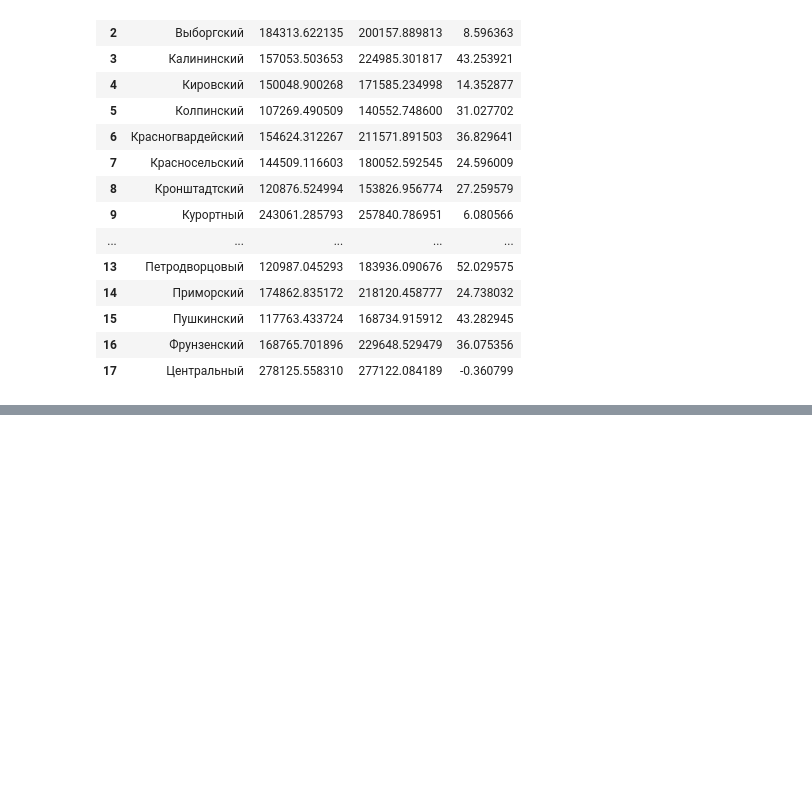
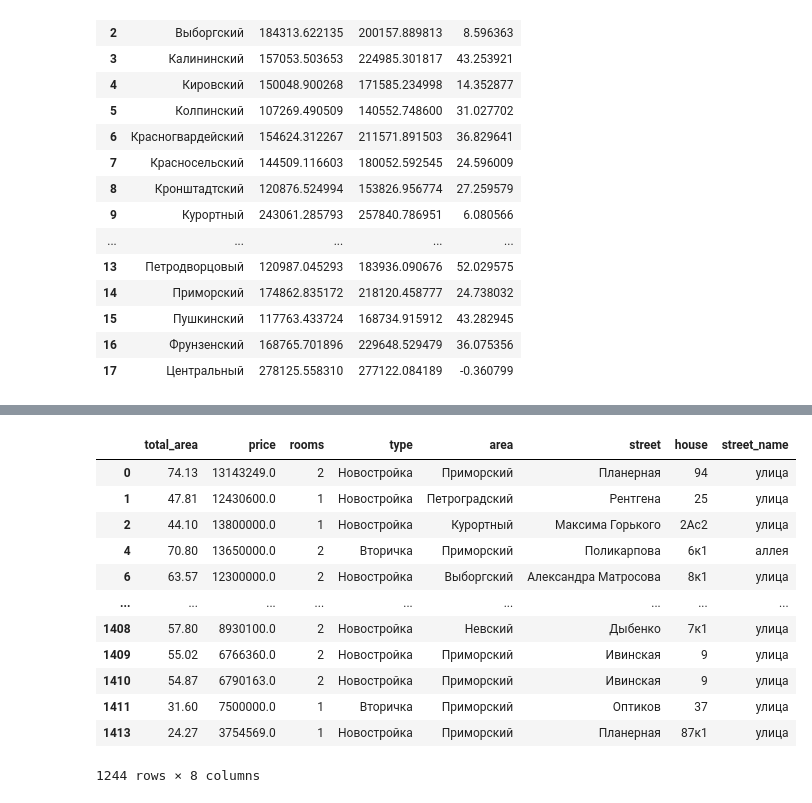
Before and after one commit to zoubrator/RealEstateSpb, a Jupyter notebook: buy_a_dream_apartment.ipynb, the cells around one changed output, grey strips where cells are left out. Drawn from its saved outputs; the diff is of its cells as text; code cells hidden in the pictures; blank space fills up the shorter version.

```diff
--- a/buy_a_dream_apartment.ipynb
+++ b/buy_a_dream_apartment.ipynb
@@ -874,11 +857,0 @@ flats_old
-# %%
-def addr_old(row):
-    d ={'ул.':'улица',
-        'аллея':'аллея',
-        'просп.':'проспект',
-        'наб.':'набережная',
-        'линия':'линия',
-        'пер.':'переулок',
-        'дор.':'дорога',
-        'ш.':'шоссе',
-        'бул.':'бульвар'}
@@ -888,0 +869,4 @@ KeyError: False
+# %%
+import pandas as pd
+flats_old = pd.read_csv('data/clean_data_from_cian_2021.csv',sep=';')
+flats_new = pd.read_csv('data/clean_data_from_metr2_2023.csv', sep=';')
@@ -888,0 +878,46 @@ KeyError: False
+# %%
+# причешем старый датасет
+def addr_old(row):
+    names = [('ул.', 'улица'),
+             ('аллея','аллея'),
+             ('просп.','проспект'),
+             ('наб.','набережная'),
+             ('линия','линия'),
+             ('пер.','переулок'),
+             ('дор.','дорога'),
+             ('ш.','шоссе'),
+             ('бул.','бульвар'),
+             ('проезд', 'проезд'),
+             ('пл.', 'площадь')]
+    if row['street'].find(',') >= 0:
+        row['house'] = row['street'][row['street'].rindex(',') + 2:].strip()
+        row['street'] = row['street'][:row['street'].rindex(',')]
+        if row['street'].find(',') >=0 :
+            row['street'] = row['street'][row['street'].rindex(',') + 2:]
+    for name in names:
+        if row['street'].find(name[0]) >= 0:
+            row['street_name'] = name[1]
+            row['street'] = row['street'].replace(name[0], '').strip()
+            break
+    row['area'] = row['area'].replace('р-н ','').strip()
+    return row
+flats_old['house'] = ''
+flats_old['street_name'] = ''
+flats_old['street'] = flats_old['street'].astype(str)
+flats_old = flats_old.apply(addr_old, axis=1)
+flats_old = flats_old[(flats_old['street_name'] != '') & (flats_old['house'] != '')]
+flats_old
+# %% [output]
+|  | total_area | price | rooms | type | area | street | house | street_name |
+| 0 | 74.13 | 13143249.0 | 2 | Новостройка | Приморский | Планерная | 94 | улица |
+| 1 | 47.81 | 12430600.0 | 1 | Новостройка | Петроградский | Рентгена | 25 | улица |
+| 2 | 44.10 | 13800000.0 | 1 | Новостройка | Курортный | Максима Горького | 2Ас2 | улица |
+| 4 | 70.80 | 13650000.0 | 2 | Вторичка | Приморский | Поликарпова | 6к1 | аллея |
+| 6 | 63.57 | 12300000.0 | 2 | Новостройка | Выборгский | Александра Матросова | 8к1 | улица |
+| ... | ... | ... | ... | ... | ... | ... | ... | ... |
+| 1408 | 57.80 | 8930100.0 | 2 | Новостройка | Невский | Дыбенко | 7к1 | улица |
+| 1409 | 55.02 | 6766360.0 | 2 | Новостройка | Приморский | Ивинская | 9 | улица |
+| 1410 | 54.87 | 6790163.0 | 2 | Новостройка | Приморский | Ивинская | 9 | улица |
+| 1411 | 31.60 | 7500000.0 | 1 | Вторичка | Приморский | Оптиков | 37 | улица |
+| 1413 | 24.27 | 3754569.0 | 1 | Новостройка | Приморский | Планерная | 87к1 | улица |
+1244 rows × 8 columns
```
Also changed, not shown: parts of 9 cells of this notebook.
